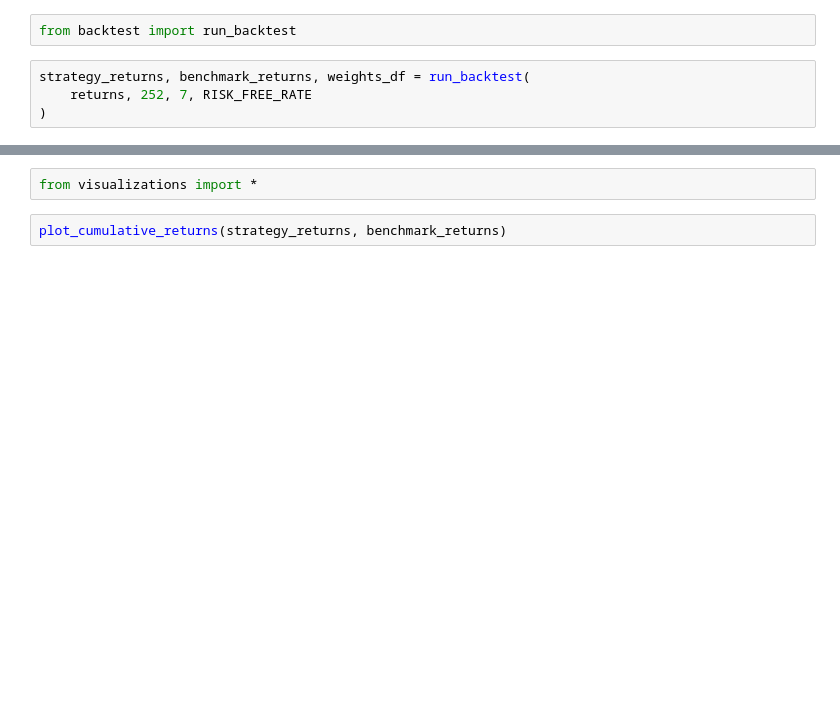
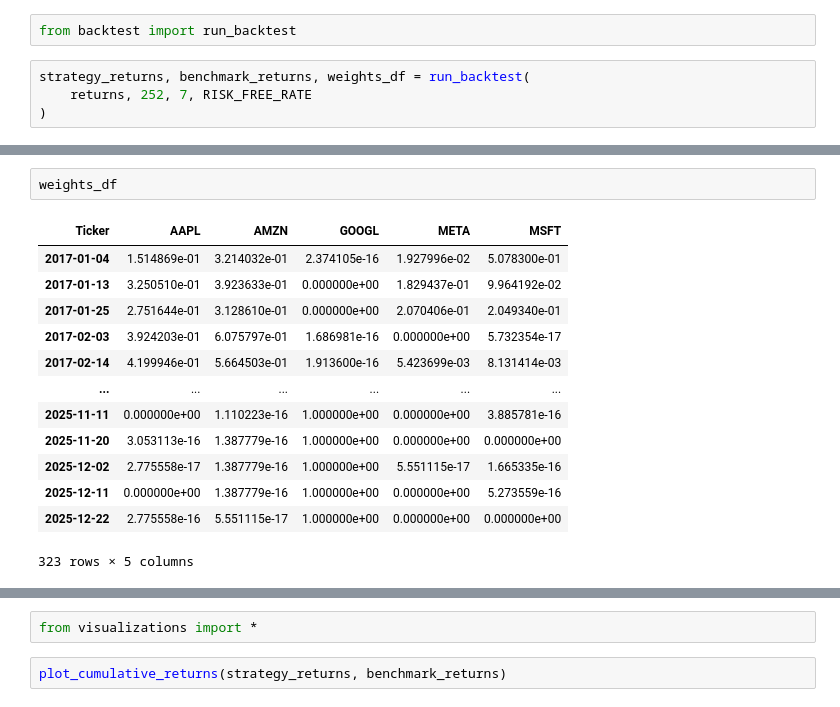
Before and after one commit to atharva-korde/Portfolio-Optimization-with-Dynamic-Weights, a Jupyter notebook: demo.ipynb, the cells around one changed output, grey strips where cells are left out. Drawn from its saved outputs; the diff is of its cells as text; blank space fills up the shorter version.

```diff
--- a/demo.ipynb
+++ b/demo.ipynb
@@ -46,0 +89,16 @@ strategy_returns, benchmark_returns, weights_df = run_backtest(
+# %%
+weights_df
+# %% [output]
+| Ticker | AAPL | AMZN | GOOGL | META | MSFT |
+| 2017-01-04 | 1.514869e-01 | 3.214032e-01 | 2.374105e-16 | 1.927996e-02 | 5.078300e-01 |
+| 2017-01-13 | 3.250510e-01 | 3.923633e-01 | 0.000000e+00 | 1.829437e-01 | 9.964192e-02 |
+| 2017-01-25 | 2.751644e-01 | 3.128610e-01 | 0.000000e+00 | 2.070406e-01 | 2.049340e-01 |
+| 2017-02-03 | 3.924203e-01 | 6.075797e-01 | 1.686981e-16 | 0.000000e+00 | 5.732354e-17 |
+| 2017-02-14 | 4.199946e-01 | 5.664503e-01 | 1.913600e-16 | 5.423699e-03 | 8.131414e-03 |
+| ... | ... | ... | ... | ... | ... |
+| 2025-11-11 | 0.000000e+00 | 1.110223e-16 | 1.000000e+00 | 0.000000e+00 | 3.885781e-16 |
+| 2025-11-20 | 3.053113e-16 | 1.387779e-16 | 1.000000e+00 | 0.000000e+00 | 0.000000e+00 |
+| 2025-12-02 | 2.775558e-17 | 1.387779e-16 | 1.000000e+00 | 5.551115e-17 | 1.665335e-16 |
+| 2025-12-11 | 0.000000e+00 | 1.387779e-16 | 1.000000e+00 | 0.000000e+00 | 5.273559e-16 |
+| 2025-12-22 | 2.775558e-16 | 5.551115e-17 | 1.000000e+00 | 0.000000e+00 | 0.000000e+00 |
+323 rows × 5 columns
```
Also changed, not shown: parts of 10 cells of this notebook.
